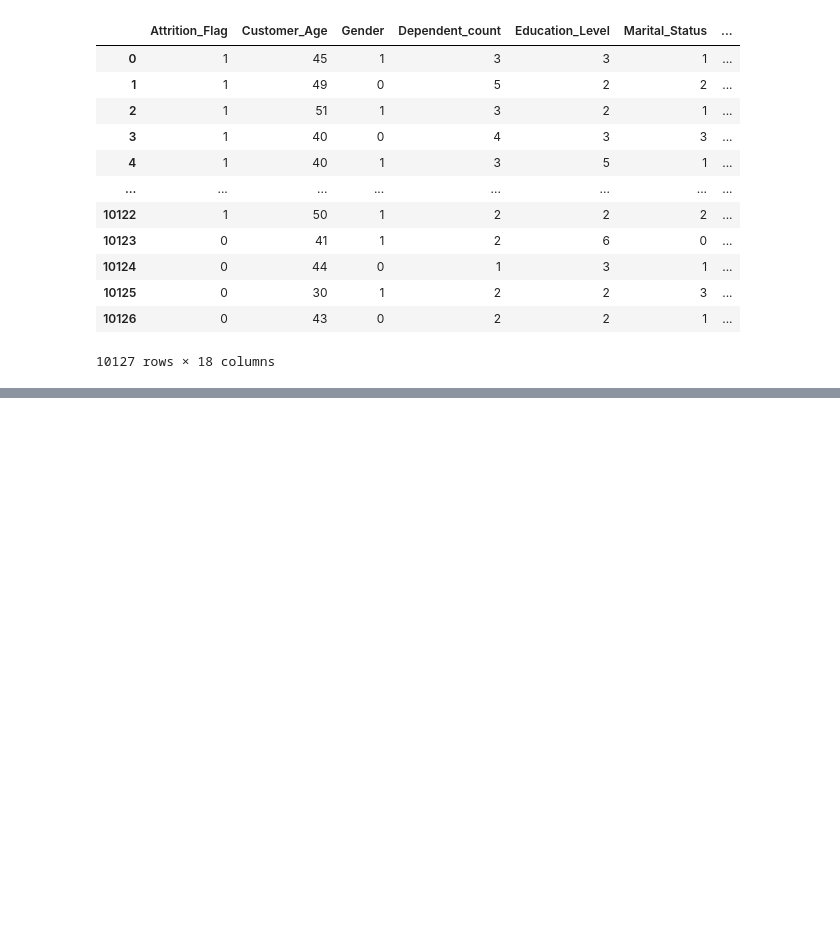
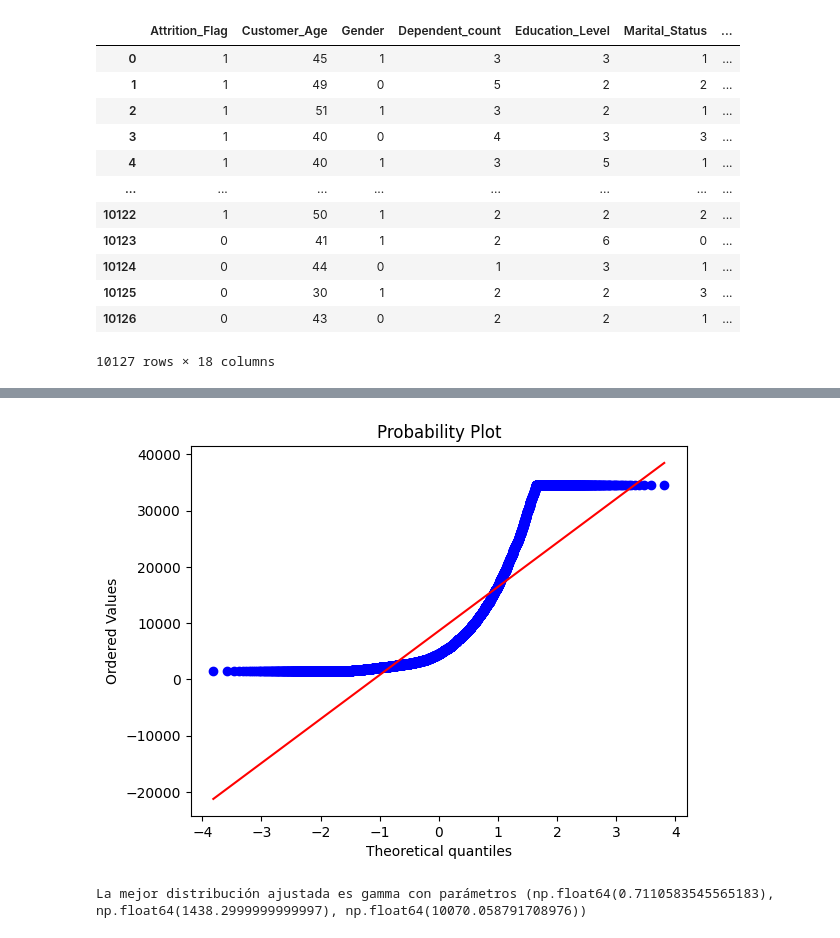
Before and after one commit to pabloruizburgos/AA, a Jupyter notebook: main.ipynb, the cells around one changed output, grey strips where cells are left out. Drawn from its saved outputs; the diff is of its cells as text; code cells hidden in the pictures; blank space fills up the shorter version.

```diff
--- a/main.ipynb
+++ b/main.ipynb
@@ -147,0 +162,38 @@ Name: Education_Level, dtype: int64
+# %%
+import scipy.stats as stats
+import matplotlib.pyplot as plt
+
+# Q-Q plot para distribución normal
+stats.probplot(datos_limpios_adjusted['Credit_Limit'], dist="norm", plot=plt)
+plt.show()
+# %% [output]
+[figure, added]
+# %%
+from scipy.stats import norm, expon, lognorm, gamma
+import numpy as np
+
+# Distribuciones a probar
+distributions = [norm, expon, lognorm, gamma]
+
+best_fit = None
+best_params = None
+best_sse = np.inf  # Mejor ajuste basado en la suma de los errores al cuadrado (SSE)
+
+for dist in distributions:
+    # Ajustamos la distribución a los datos
+    params = dist.fit(datos_limpios_adjusted['Credit_Limit'])
+
+    # Calculamos los valores de la distribución ajustada
+    fitted_data = dist.pdf(np.linspace(datos_limpios_adjusted['Credit_Limit'].min(), datos_limpios_adjusted['Credit_Limit'].max(), 100), *params)
+
+    # Calculamos la suma de los errores al cuadrado (SSE)
+    sse = np.sum((fitted_data - datos_limpios_adjusted['Credit_Limit'].mean())**2)
+
+    if sse < best_sse:
+        best_sse = sse
+        best_fit = dist
+        best_params = params
+
+print(f"La mejor distribución ajustada es {best_fit.name} con parámetros {best_params}")
+# %% [output]
+La mejor distribución ajustada es gamma con parámetros (np.float64(0.7110583545565183), np.float64(1438.2999999999997), np.float64(10070.058791708976))
```
Also changed, not shown: parts of 5 cells of this notebook.
